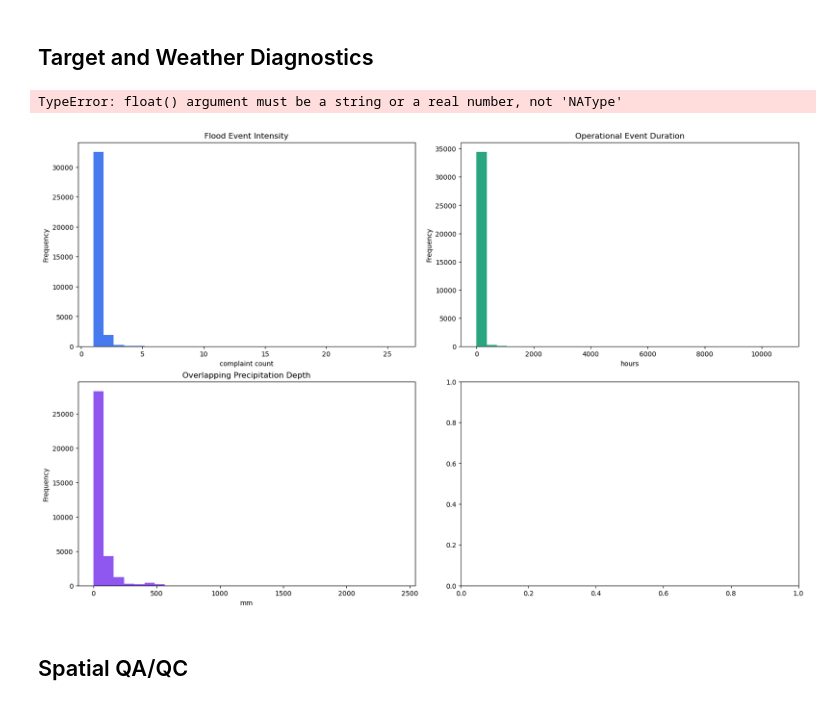
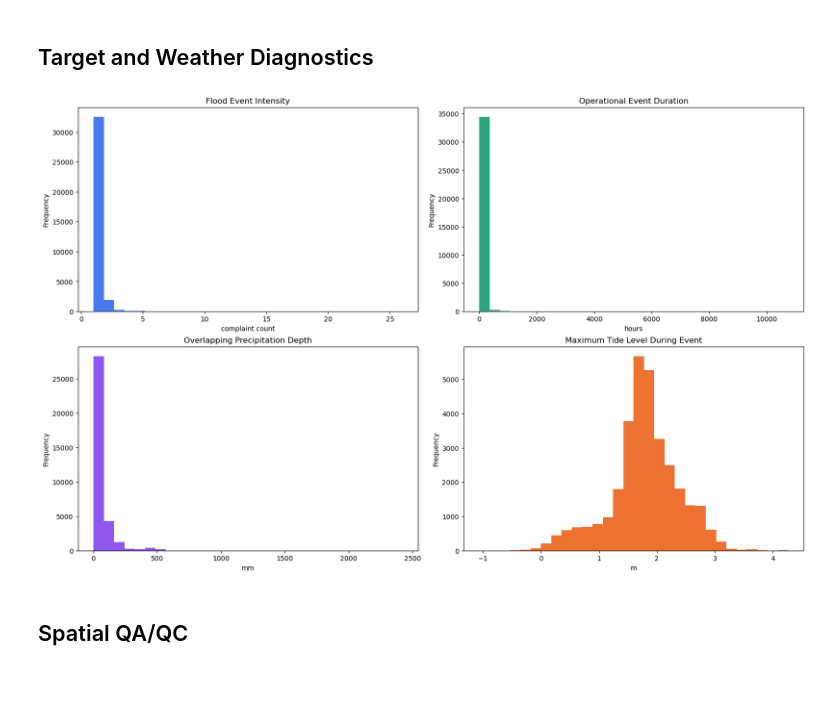
Before and after one commit to marioponce/urban-flood-stress, a Jupyter notebook: notebooks/10_flood-events-master-table.ipynb, the cells around one changed output. Cells and saved outputs as stored; diff of their text form; code cells hidden in the pictures.

```diff
--- a/notebooks/10_flood-events-master-table.ipynb
+++ b/notebooks/10_flood-events-master-table.ipynb
@@ -172,26 +214,30 @@ display(diagnostics["infrastructure_diagnostics"])
 # %%
 fig, axes = plt.subplots(2, 2, figsize=(16, 10), constrained_layout=True)
 
-master["intensity"].astype(float).plot.hist(ax=axes[0, 0], bins=30, color="#2563EB", alpha=0.85)
+intensity_series = pd.to_numeric(master["intensity"], errors="coerce").dropna()
+duration_series = pd.to_numeric(master["event_window_duration_hours"], errors="coerce").dropna()
+prec_depth_series = pd.to_numeric(master["prec_depth_total"], errors="coerce").dropna()
+tide_max_series = pd.to_numeric(master["tide_level_m_max"], errors="coerce").dropna()
+
+intensity_series.plot.hist(ax=axes[0, 0], bins=30, color="#2563EB", alpha=0.85)
 axes[0, 0].set_title("Flood Event Intensity")
 axes[0, 0].set_xlabel("complaint count")
 
-master["event_window_duration_hours"].astype(float).plot.hist(ax=axes[0, 1], bins=30, color="#059669", alpha=0.85)
+duration_series.plot.hist(ax=axes[0, 1], bins=30, color="#059669", alpha=0.85)
 axes[0, 1].set_title("Operational Event Duration")
 axes[0, 1].set_xlabel("hours")
 
-master["prec_depth_total"].astype(float).plot.hist(ax=axes[1, 0], bins=30, color="#7C3AED", alpha=0.85)
+prec_depth_series.plot.hist(ax=axes[1, 0], bins=30, color="#7C3AED", alpha=0.85)
 axes[1, 0].set_title("Overlapping Precipitation Depth")
 axes[1, 0].set_xlabel("mm")
 
-master["tide_level_m_max"].astype(float).plot.hist(ax=axes[1, 1], bins=30, color="#EA580C", alpha=0.85)
+tide_max_series.plot.hist(ax=axes[1, 1], bins=30, color="#EA580C", alpha=0.85)
 axes[1, 1].set_title("Maximum Tide Level During Event")
 axes[1, 1].set_xlabel("m")
 
 plt.show()
 # %% [output]
-TypeError: float() argument must be a string or a real number, not 'NAType'
-[figure, old version]
+[figure, new version]
 # %% [markdown]
 ## Spatial QA/QC
 # %%
```
Also changed, not shown: parts of 9 cells of this notebook, 14 other files.
